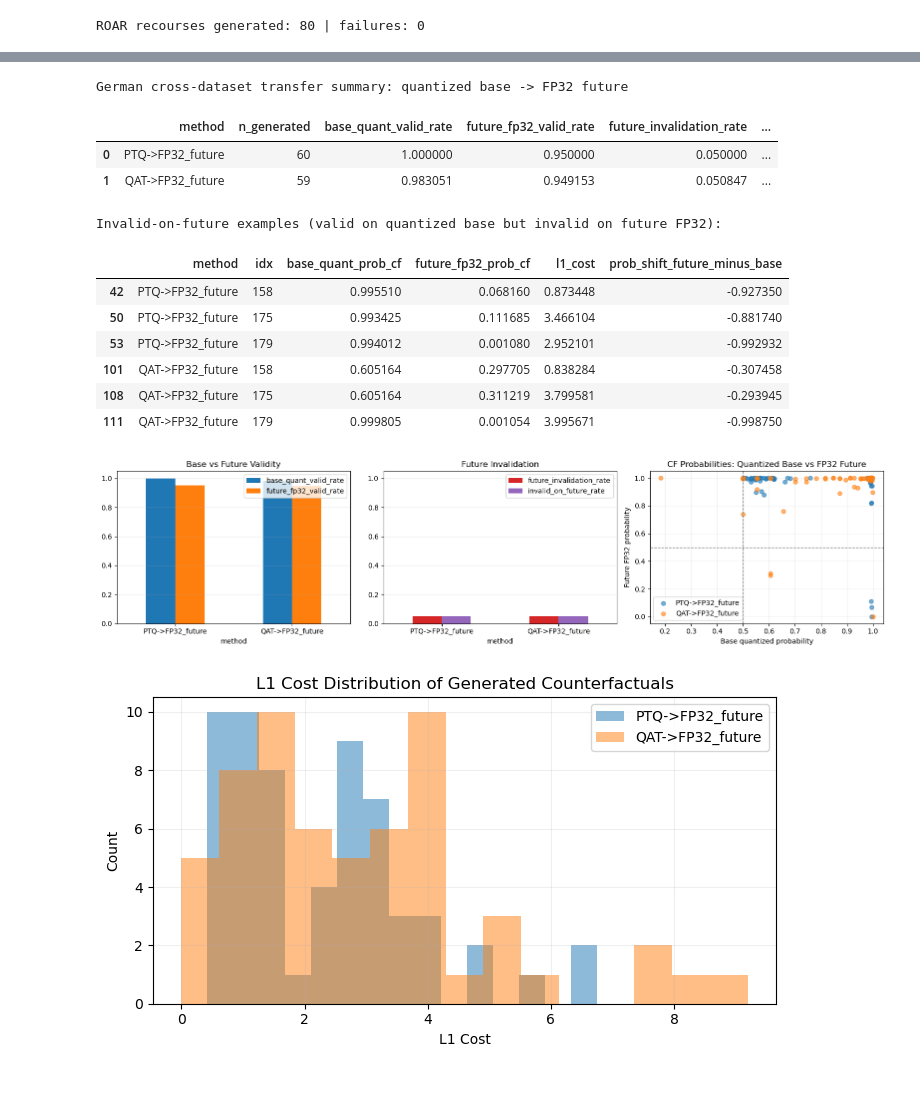
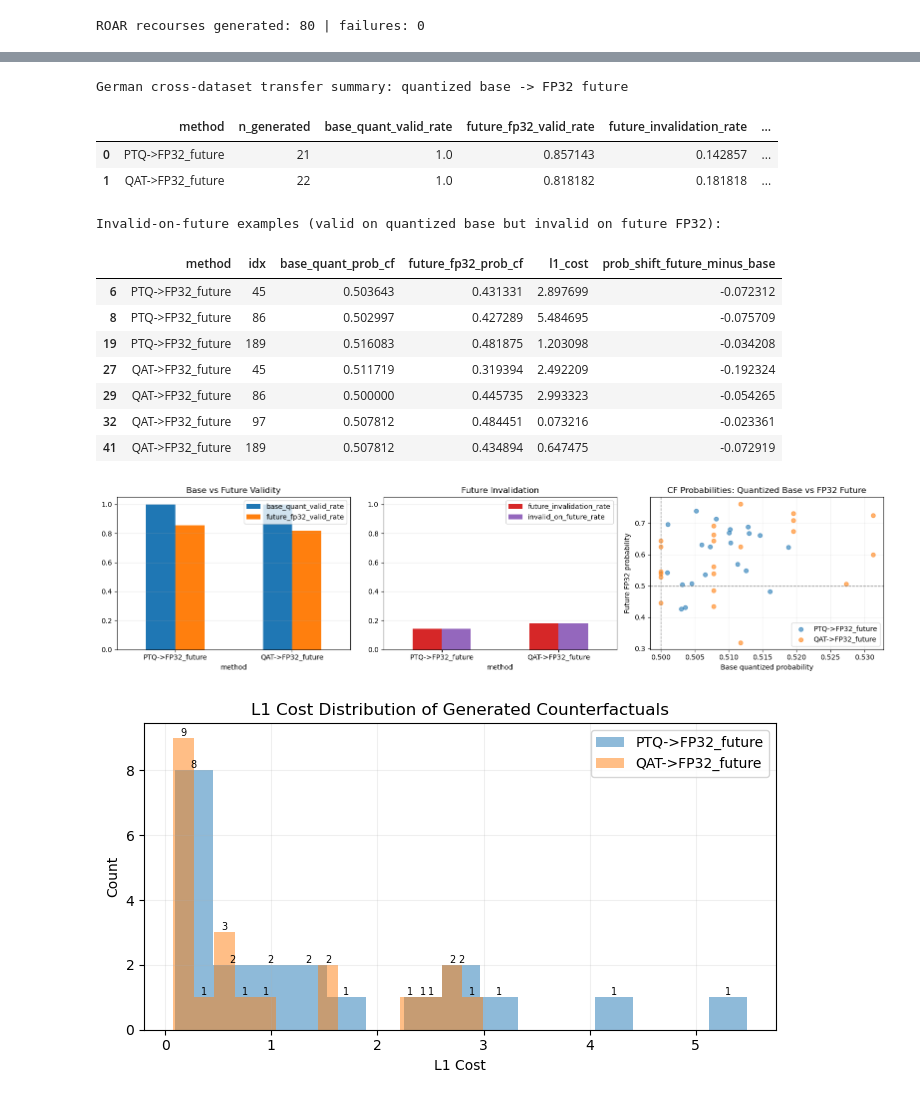
Before and after one commit to HashirA123/quantized_recourse, a Jupyter notebook: experiments.ipynb, the cells around one changed output, grey strips where cells are left out. Cells and saved outputs as stored; diff of their text form; code cells hidden in the pictures.

```diff
--- a/experiments.ipynb
+++ b/experiments.ipynb
@@ -529,7 +486,7 @@ rows = []
 for item in generated:
     xcf_t = torch.tensor(item["xcf"], dtype=torch.float32).reshape(1, -1)
     with torch.no_grad():
-        base_prob = torch.sigmoid(base_model(xcf_t)).item()
+        base_prob = base_model(xcf_t)[:, 1].item()
 
     record = {
         "idx": item["idx"],
@@ -540,7 +497,7 @@ for item in generated:
 
     for name, model in future_models.items():
         with torch.no_grad():
-            p = torch.sigmoid(model(xcf_t.cpu())).item()
+            p = model(xcf_t.cpu())[:, 1].item()
         record[f"{name}_prob_cf"] = p
         record[f"{name}_valid"] = float(p >= DECISION_THRESHOLD)
         record[f"{name}_margin_shift"] = p - base_prob
@@ -657,7 +606,7 @@ roar_rows = []
 for item in roar_generated:
     xcf_t = torch.tensor(item["xcf"], dtype=torch.float32).reshape(1, -1)
     with torch.no_grad():
-        base_prob = torch.sigmoid(base_model(xcf_t)).item()
+        base_prob = base_model(xcf_t)[:, 1].item()
 
     record = {
         "idx": item["idx"],
@@ -668,7 +617,7 @@ for item in roar_generated:
 
     for name, model in future_models.items():
         with torch.no_grad():
-            p = torch.sigmoid(model(xcf_t.cpu())).item()
+            p = model(xcf_t.cpu())[:, 1].item()
         record[f"{name}_prob_cf"] = p
         record[f"{name}_valid"] = float(p >= DECISION_THRESHOLD)
         record[f"{name}_margin_shift"] = p - base_prob
@@ -894,13 +840,13 @@ ger_qat_float.fuse_model()
 ger_qat_float.qconfig = get_default_qat_qconfig("fbgemm")
 prepare_qat(ger_qat_float, inplace=True)
 ger_qat_opt = optim.Adam(ger_qat_float.parameters(), lr=LR * 0.5)
-ger_qat_criterion = nn.BCEWithLogitsLoss()
+ger_qat_criterion = nn.BCELoss()
 ger_qat_float.train()
 for epoch in range(GERMAN_QAT_FINETUNE_EPOCHS):
     for xb, yb in gbase_loader:
         ger_qat_opt.zero_grad()
-        logits = ger_qat_float(xb)
-        loss = ger_qat_criterion(logits, yb)
+        probs_1 = ger_qat_float(xb)[:, 1]
+        loss = ger_qat_criterion(probs_1, yb)
         loss.backward()
         ger_qat_opt.step()
 ger_qat_float.eval()
@@ -912,7 +858,7 @@ ger_future_fp32 = train_model(
     ger_future_fp32, gfuture_loader, Xf_test_t, yf_test_t, epochs=GERMAN_BRANCH_EPOCHS, lr=LR
 )
 
-ger_eval = nn.BCEWithLogitsLoss()
+ger_eval = nn.BCELoss()
 ger_perf = pd.DataFrame([
     {
         "model": "German base FP32 source",
@@ -1083,7 +1030,7 @@ def evaluate_generated_on_future(generated_rows, future_model):
     for item in generated_rows:
         xcf = item["xcf"]
         with torch.no_grad():
-            p_future = torch.sigmoid(future_model(torch.tensor(xcf, dtype=torch.float32).reshape(1, -1))).item()
+            p_future = future_model(torch.tensor(xcf, dtype=torch.float32).reshape(1, -1))[:, 1].item()
         rec = {**item}
         rec["future_fp32_prob_cf"] = p_future
         rec["future_fp32_valid"] = float(p_future >= DECISION_THRESHOLD)
@@ -1124,59 +1071,66 @@ display(
 # %% [output]
 German cross-dataset transfer summary: quantized base -> FP32 future
 |  | method | n_generated | base_quant_valid_rate | future_fp32_valid_rate | future_invalidation_rate | ... |
-| 0 | PTQ->FP32_future | 60 | 1.000000 | 0.950000 | 0.050000 | ... |
-| 1 | QAT->FP32_future | 59 | 0.983051 | 0.949153 | 0.050847 | ... |
+| 0 | PTQ->FP32_future | 21 | 1.0 | 0.857143 | 0.142857 | ... |
+| 1 | QAT->FP32_future | 22 | 1.0 | 0.818182 | 0.181818 | ... |
 Invalid-on-future examples (valid on quantized base but invalid on future FP32):
 |  | method | idx | base_quant_prob_cf | future_fp32_prob_cf | l1_cost | prob_shift_future_minus_base |
-| 42 | PTQ->FP32_future | 158 | 0.995510 | 0.068160 | 0.873448 | -0.927350 |
-| 50 | PTQ->FP32_future | 175 | 0.993425 | 0.111685 | 3.466104 | -0.881740 |
-| 53 | PTQ->FP32_future | 179 | 0.994012 | 0.001080 | 2.952101 | -0.992932 |
-| 101 | QAT->FP32_future | 158 | 0.605164 | 0.297705 | 0.838284 | -0.307458 |
-| 108 | QAT->FP32_future | 175 | 0.605164 | 0.311219 | 3.799581 | -0.293945 |
-| 111 | QAT->FP32_future | 179 | 0.999805 | 0.001054 | 3.995671 | -0.998750 |
+| 6 | PTQ->FP32_future | 45 | 0.503643 | 0.431331 | 2.897699 | -0.072312 |
+| 8 | PTQ->FP32_future | 86 | 0.502997 | 0.427289 | 5.484695 | -0.075709 |
+| 19 | PTQ->FP32_future | 189 | 0.516083 | 0.481875 | 1.203098 | -0.034208 |
+| 27 | QAT->FP32_future | 45 | 0.511719 | 0.319394 | 2.492209 | -0.192324 |
+| 29 | QAT->FP32_future | 86 | 0.500000 | 0.445735 | 2.993323 | -0.054265 |
+| 32 | QAT->FP32_future | 97 | 0.507812 | 0.484451 | 0.073216 | -0.023361 |
+| 41 | QAT->FP32_future | 189 | 0.507812 | 0.434894 | 0.647475 | -0.072919 |
 # %%
 # Visualize PTQ vs QAT transfer under the German cross-dataset setup
 fig, axes = plt.subplots(1, 3, figsize=(16, 4))
 
 plot_df = german_transfer_summary.set_index("method")
 plot_df[["base_quant_valid_rate", "future_fp32_valid_rate"]].plot(kind="bar", ax=axes[0], rot=0)
 axes[0].set_title("Base vs Future Validity")
 axes[0].set_ylim(0, 1.05)
 axes[0].grid(axis="y", alpha=0.25)
 
 plot_df[["future_invalidation_rate", "invalid_on_future_rate"]].plot(kind="bar", ax=axes[1], rot=0, color=["#d62728", "#9467bd"])
 axes[1].set_title("Future Invalidation")
 axes[1].set_ylim(0, 1.05)
 axes[1].grid(axis="y", alpha=0.25)
 
 for method_name, sub in german_transfer_df.groupby("method"):
     axes[2].scatter(
         sub["base_quant_prob_cf"],
         sub["future_fp32_prob_cf"],
         alpha=0.6,
         label=method_name,
     )
 axes[2].axvline(DECISION_THRESHOLD, linestyle="--", color="gray", linewidth=1)
 axes[2].axhline(DECISION_THRESHOLD, linestyle="--", color="gray", linewidth=1)
 axes[2].set_title("CF Probabilities: Quantized Base vs FP32 Future")
 axes[2].set_xlabel("Base quantized probability")
 axes[2].set_ylabel("Future FP32 probability")
 axes[2].legend()
 axes[2].grid(alpha=0.2)
 
 plt.tight_layout()
 plt.show()
-
-plt.figure(figsize=(7, 4))
-for method_name, sub in german_transfer_df.groupby("method"):
-    plt.hist(sub["l1_cost"], bins=15, alpha=0.5, label=method_name)
-plt.title("L1 Cost Distribution of Generated Counterfactuals")
-plt.xlabel("L1 Cost")
-plt.ylabel("Count")
-plt.legend()
-plt.grid(alpha=0.2)
-plt.tight_layout()
-plt.show()
 # %% [output]
-[figure, old version]
+[figure, new version]
-[figure, removed]
+# %%
+plt.figure(figsize=(7, 4))
+for method_name, sub in german_transfer_df.groupby("method"):
+    counts, bins, patches = plt.hist(sub["l1_cost"], bins=15, alpha=0.5, label=method_name)
+    for count, patch in zip(counts, patches):
+        if count > 0:
+            x = patch.get_x() + patch.get_width() / 2.0
+            y = patch.get_height()
+            plt.text(x, y, f"{int(count)}", ha="center", va="bottom", fontsize=7)
+plt.title("L1 Cost Distribution of Generated Counterfactuals")
+plt.xlabel("L1 Cost")
+plt.ylabel("Count")
+plt.legend()
+plt.grid(alpha=0.2)
+plt.tight_layout()
+plt.show()
+# %% [output]
+[figure, added]
```
Also changed, not shown: parts of 23 cells of this notebook, 7 other files.
